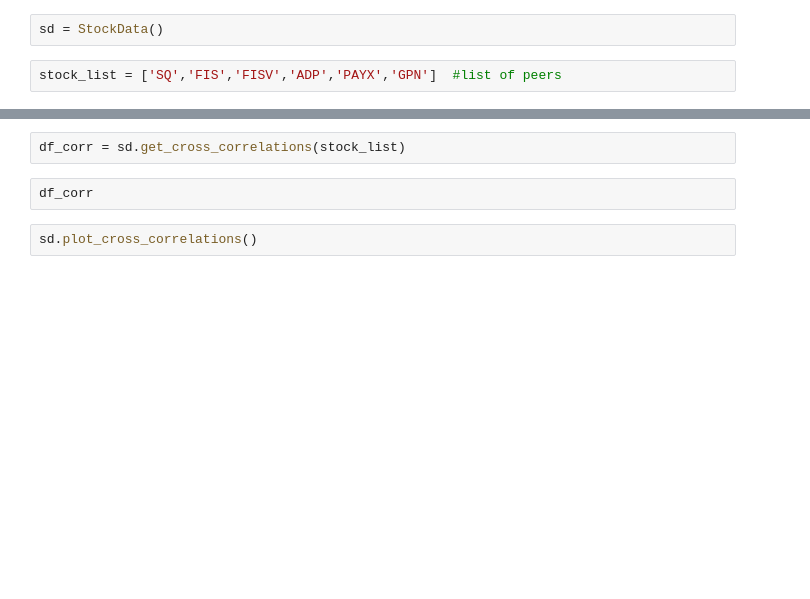
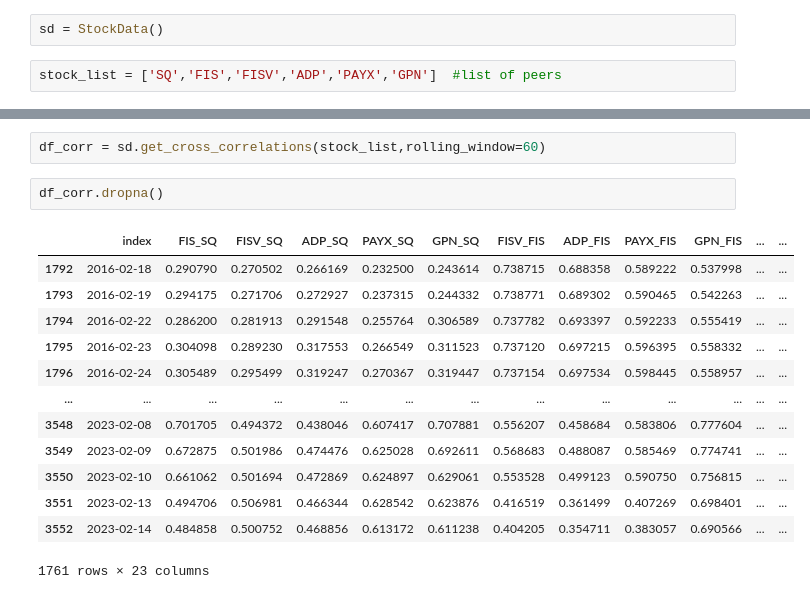
Before and after one commit to jed-gore/stock_betas, a Jupyter notebook: sector_cross_correlation.ipynb, the cells around one changed output, grey strips where cells are left out. Saved outputs shown, nothing was run; the diff lists cells and outputs as text; blank space fills up the shorter version.

```diff
--- a/sector_cross_correlation.ipynb
+++ b/sector_cross_correlation.ipynb
@@ -16,6 +28,18 @@ sd.dataset
-# %%
-df_corr = sd.get_cross_correlations(stock_list)
-# %%
-df_corr
-# %%
-sd.plot_cross_correlations()
+# %%
+df_corr = sd.get_cross_correlations(stock_list,rolling_window=60)
+# %%
+df_corr.dropna()
+# %% [output]
+|  | index | FIS_SQ | FISV_SQ | ADP_SQ | PAYX_SQ | GPN_SQ | FISV_FIS | ADP_FIS | PAYX_FIS | GPN_FIS | ... | ... |
+| 1792 | 2016-02-18 | 0.290790 | 0.270502 | 0.266169 | 0.232500 | 0.243614 | 0.738715 | 0.688358 | 0.589222 | 0.537998 | ... | ... |
+| 1793 | 2016-02-19 | 0.294175 | 0.271706 | 0.272927 | 0.237315 | 0.244332 | 0.738771 | 0.689302 | 0.590465 | 0.542263 | ... | ... |
+| 1794 | 2016-02-22 | 0.286200 | 0.281913 | 0.291548 | 0.255764 | 0.306589 | 0.737782 | 0.693397 | 0.592233 | 0.555419 | ... | ... |
+| 1795 | 2016-02-23 | 0.304098 | 0.289230 | 0.317553 | 0.266549 | 0.311523 | 0.737120 | 0.697215 | 0.596395 | 0.558332 | ... | ... |
+| 1796 | 2016-02-24 | 0.305489 | 0.295499 | 0.319247 | 0.270367 | 0.319447 | 0.737154 | 0.697534 | 0.598445 | 0.558957 | ... | ... |
+| ... | ... | ... | ... | ... | ... | ... | ... | ... | ... | ... | ... | ... |
+| 3548 | 2023-02-08 | 0.701705 | 0.494372 | 0.438046 | 0.607417 | 0.707881 | 0.556207 | 0.458684 | 0.583806 | 0.777604 | ... | ... |
+| 3549 | 2023-02-09 | 0.672875 | 0.501986 | 0.474476 | 0.625028 | 0.692611 | 0.568683 | 0.488087 | 0.585469 | 0.774741 | ... | ... |
+| 3550 | 2023-02-10 | 0.661062 | 0.501694 | 0.472869 | 0.624897 | 0.629061 | 0.553528 | 0.499123 | 0.590750 | 0.756815 | ... | ... |
+| 3551 | 2023-02-13 | 0.494706 | 0.506981 | 0.466344 | 0.628542 | 0.623876 | 0.416519 | 0.361499 | 0.407269 | 0.698401 | ... | ... |
+| 3552 | 2023-02-14 | 0.484858 | 0.500752 | 0.468856 | 0.613172 | 0.611238 | 0.404205 | 0.354711 | 0.383057 | 0.690566 | ... | ... |
+1761 rows × 23 columns
```
Also changed, not shown: parts of 5 cells of this notebook, 2 other files.
